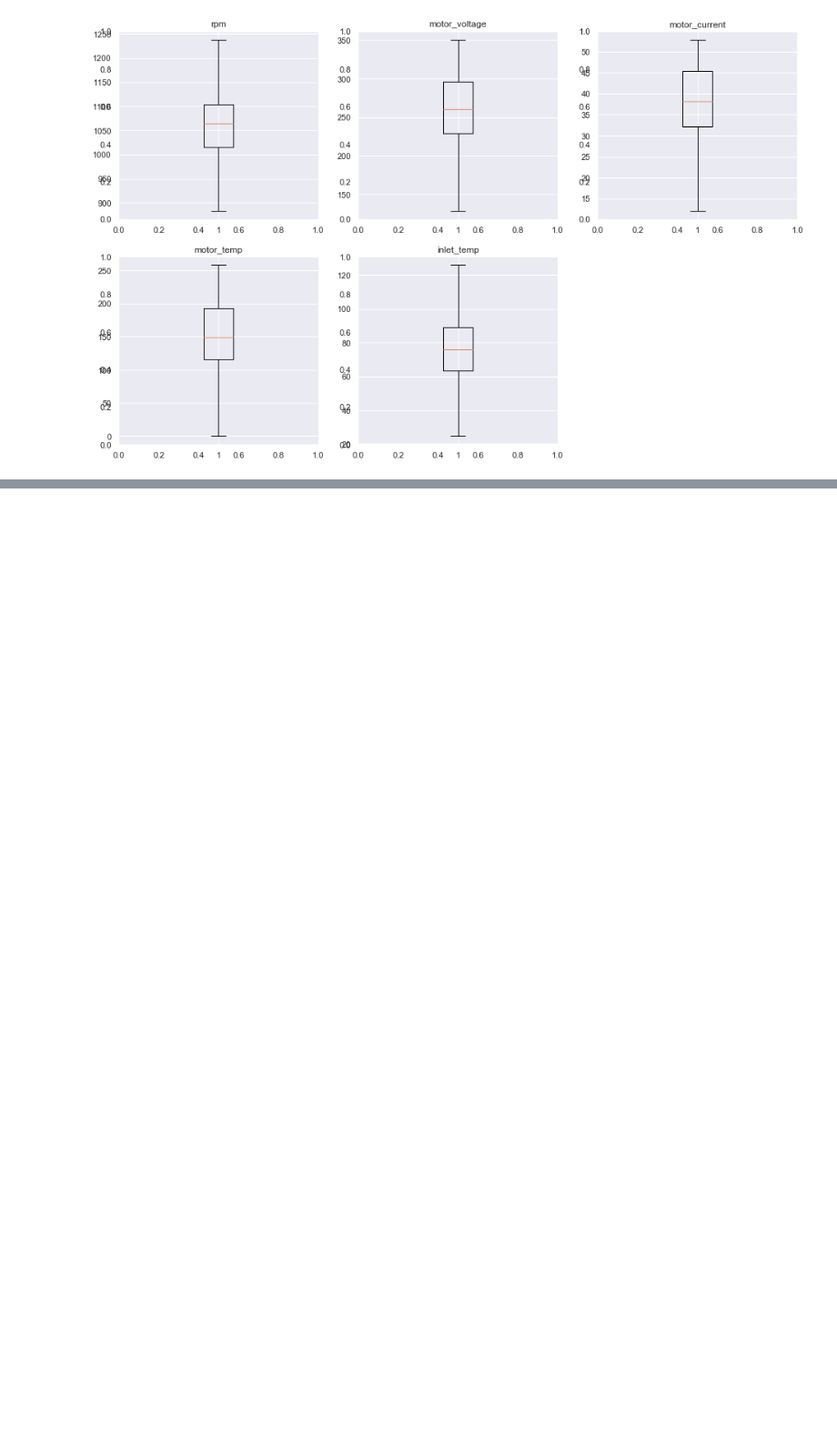
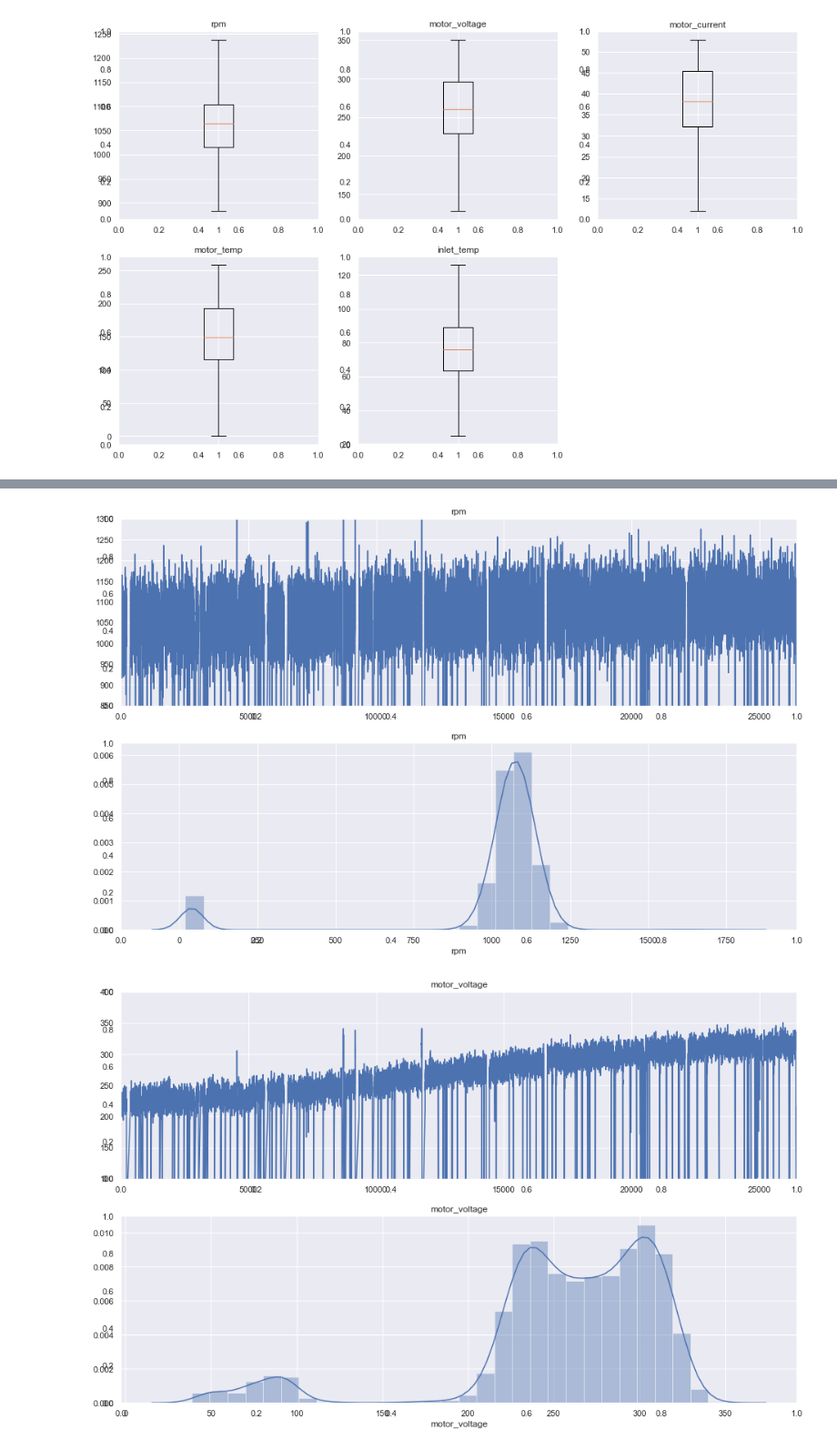
Before and after one commit to telenovelachuan/predictive_widget_maintenance, a Jupyter notebook: notebooks/anomaly detection.ipynb, the cells around one changed output, grey strips where cells are left out. Shown at 91% size. Drawn from its saved outputs; the diff is of its cells as text; code cells hidden in the pictures; blank space fills up the shorter version.

```diff
--- a/notebooks/anomaly detection.ipynb
+++ b/notebooks/anomaly detection.ipynb
@@ -42,0 +95,4 @@ for idx, feature in enumerate(feature_names):
+# %%
+df = pd.read_csv("../data/raw/train/unit0001_rms.csv")
+df_log = np.log(df[df.columns[1:]]).replace(0, 0.01).replace(np.nan, 0.01)
+df_log
@@ -42,0 +113,32 @@ for idx, feature in enumerate(feature_names):
+# %%
+def transform_column(df_input):
+    num_features = df_input.columns[1:]
+    num_pipeline = Pipeline([
+        ('std_scaler', StandardScaler())
+    ])
+    full_pipeline = ColumnTransformer([
+        ("num", num_pipeline, num_features)
+    ])
+    np_pipelined = full_pipeline.fit_transform(df_input)
+    df_pipelined = pd.DataFrame(np_pipelined, index=df_input.index)
+    return df_pipelined
+
+def log_df(df_input):
+    df_log = np.log(df_input)
+    #df_log.replace([np.inf, -np.inf], np.nan, inplace=True)
+    #df_log.dropna(how="all", inplace=True)
+    return df_log
+
+df = pd.read_csv("../data/raw/train/unit0001_rms.csv")
+def train_isolation_forest(df_input, outliers_fraction=0.1):
+    IF_model = IsolationForest(contamination=outliers_fraction, n_estimators=200, verbose=1)
+    df_log = np.log(df_input[df.columns[1:]]).replace(np.nan, 0.01)
+
+    IF_model.fit(df_log)
+    df_with_prediction_IF = df_input.copy()
+    print("Isolation forest trained, making predictions...")
+    df_with_prediction_IF['is_normal'] = pd.Series(IF_model.predict(df_log), index=df_input.index)
+    print("predictions done")
+    return df_with_prediction_IF
+
+df_with_prediction_IF = train_isolation_forest(df)
@@ -42,0 +150,6 @@ for idx, feature in enumerate(feature_names):
+# %%
+df_by_IF = df_with_prediction_IF[df_with_prediction_IF['is_normal'] == 1]
+plot_features_in_df(df_by_IF)
+# %% [output]
+[figure, added]
+[figure, added]
```
Also changed, not shown: parts of 10 cells of this notebook, 2 other files.
